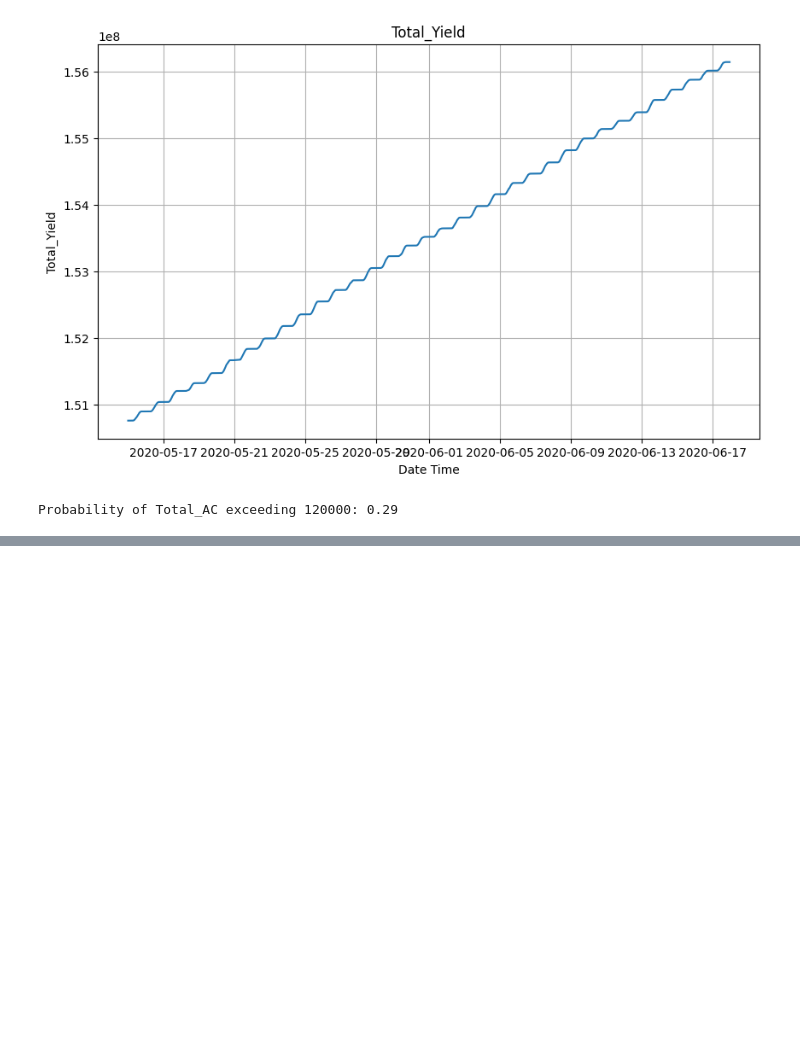
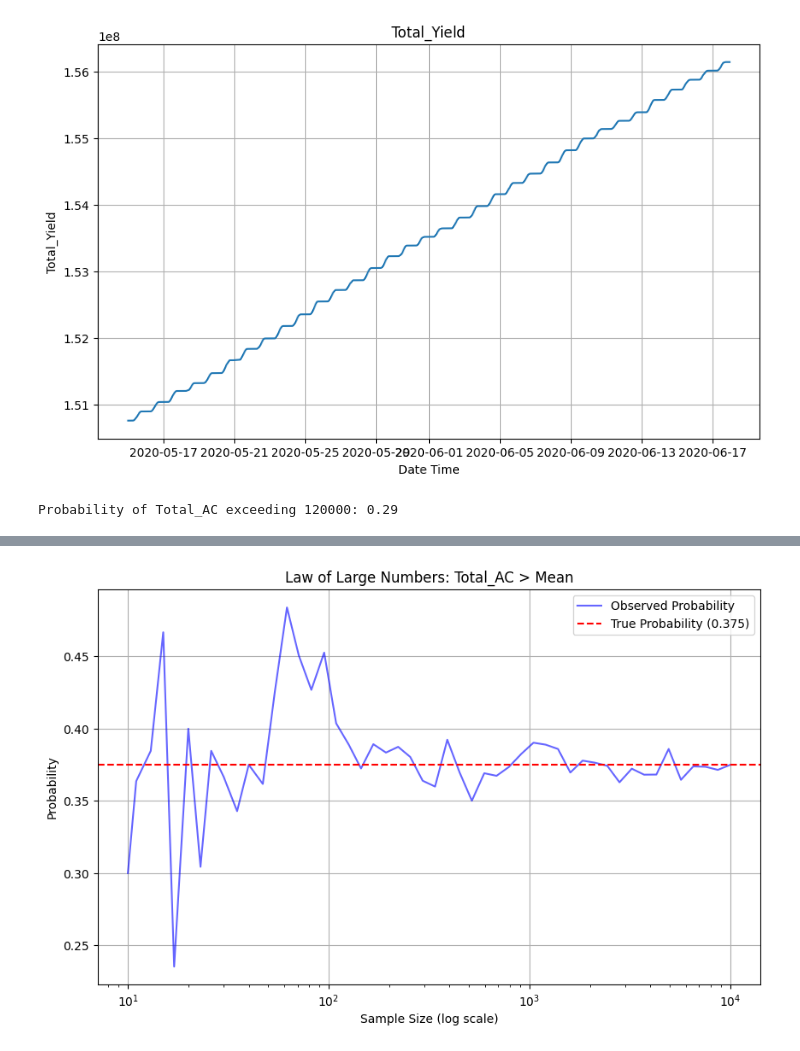
Before and after one commit to FelberPeter/Assigment-4, a Jupyter notebook: Solarpower.ipynb, the cells around one changed output, grey strips where cells are left out. Cells and saved outputs as stored; diff of their text form; code cells hidden in the pictures; blank space fills up the shorter version.

```diff
--- a/Solarpower.ipynb
+++ b/Solarpower.ipynb
@@ -680,0 +710,51 @@ Probability of Total_AC > 120000 given Irradiation Level Very High: 1.00
+# %%
+def visualize_law_of_large_numbers(data, column, threshold_type='mean'):
+    """
+    Visualize Law of Large Numbers using sensor data
+
+    Parameters:
+    data : pd.DataFrame - sensor data
+    column : str - column name to analyze
+    threshold_type : str - 'mean' or 'fixed' for threshold type
+    """
+    # Set up the threshold
+    if threshold_type == 'mean':
+        threshold = data[column].mean()
+        event_name = f'{column} > Mean'
+    else:
+        threshold = 25  # Fixed threshold, adjust as needed
+        event_name = f'{column} > 25'
+
+    # Calculate true probability
+    true_prob = np.mean(data[column] > threshold)
+
+    # Simulate increasing sample sizes
+    sample_sizes = np.logspace(1, 4, 50).astype(int)  # 10 to 10000
+    observed_probs = []
+
+    for n in sample_sizes:
+        sample = data[column].sample(n=n, replace=True)
+        observed_prob = np.mean(sample > threshold)
+        observed_probs.append(observed_prob)
+
+    # Create main plot
+    plt.figure(figsize=(10, 6))
+
+    # Plot: Convergence over sample size
+    plt.plot(sample_sizes, observed_probs, 'b-', alpha=0.6, label='Observed Probability')
+    plt.axhline(y=true_prob, color='r', linestyle='--', label=f'True Probability ({true_prob:.3f})')
+    plt.xscale('log')
+    plt.xlabel('Sample Size (log scale)')
+    plt.ylabel('Probability')
+    plt.title(f'Law of Large Numbers: {event_name}')
+    plt.grid(True)
+    plt.legend()
+    plt.show()
+
+# Load your data
+# Assuming df_summed is already defined and contains the necessary columns
+
+# Visualize Law of Large Numbers for the 'Total_AC' column
+visualize_law_of_large_numbers(df_summed, 'Total_AC', threshold_type='mean')
+# %% [output]
+[figure, added]
```
Also changed, not shown: parts of 9 cells of this notebook.
